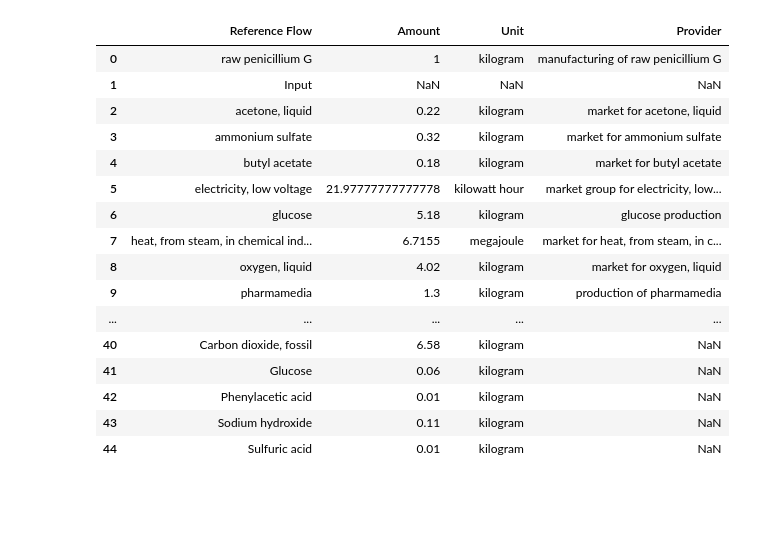
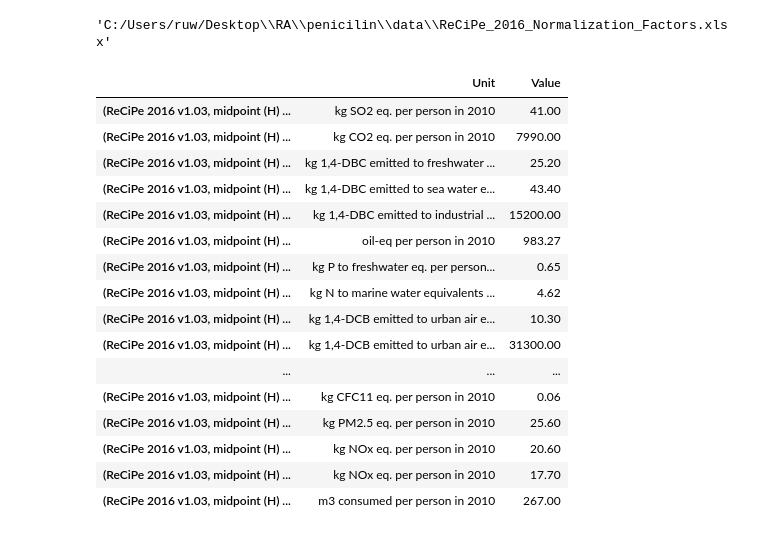
Before and after one commit to RuneWF/penicilin, a Jupyter notebook: Jupyter scripts/playbox.ipynb, the cells around one changed output. Cells and saved outputs as stored; diff of their text form; code cells hidden in the pictures; blank space fills up the shorter version.

```diff
--- a/Jupyter scripts/playbox.ipynb
+++ b/Jupyter scripts/playbox.ipynb
@@ -150,20 +59,27 @@ bio_idx.append(idx+1)
-# %%
-dct["manufacturing of raw penicillium G"].drop(bio_idx)
-# %% [output]
-|  | Reference Flow | Amount | Unit | Provider |
-| 0 | raw penicillium G | 1 | kilogram | manufacturing of raw penicillium G |
-| 1 | Input | NaN | NaN | NaN |
-| 2 | acetone, liquid | 0.22 | kilogram | market for acetone, liquid |
-| 3 | ammonium sulfate | 0.32 | kilogram | market for ammonium sulfate |
-| 4 | butyl acetate | 0.18 | kilogram | market for butyl acetate |
-| 5 | electricity, low voltage | 21.97777777777778 | kilowatt hour | market group for electricity, low... |
-| 6 | glucose | 5.18 | kilogram | glucose production |
-| 7 | heat, from steam, in chemical ind... | 6.7155 | megajoule | market for heat, from steam, in c... |
-| 8 | oxygen, liquid | 4.02 | kilogram | market for oxygen, liquid |
-| 9 | pharmamedia | 1.3 | kilogram | production of pharmamedia |
-| ... | ... | ... | ... | ... |
-| 40 | Carbon dioxide, fossil | 6.58 | kilogram | NaN |
-| 41 | Glucose | 0.06 | kilogram | NaN |
-| 42 | Phenylacetic acid | 0.01 | kilogram | NaN |
-| 43 | Sodium hydroxide | 0.11 | kilogram | NaN |
-| 44 | Sulfuric acid | 0.01 | kilogram | NaN |
+# %%
+nf_excel_path = init.join_path(init.path_github,r"data\ReCiPe_2016_Normalization_Factors.xlsx")
+nf_excel_path
+# %% [output]
+'C:/Users/ruw/Desktop\\RA\\penicilin\\data\\ReCiPe_2016_Normalization_Factors.xlsx'
+# %%
+nf_df = pd.read_excel(io=nf_excel_path, index_col=0)
+nf_df.index = idx_lst
+nf_df
+# %% [output]
+|  | Unit | Value |
+| (ReCiPe 2016 v1.03, midpoint (H) ... | kg SO2 eq. per person in 2010 | 41.00 |
+| (ReCiPe 2016 v1.03, midpoint (H) ... | kg CO2 eq. per person in 2010 | 7990.00 |
+| (ReCiPe 2016 v1.03, midpoint (H) ... | kg 1,4-DBC emitted to freshwater ... | 25.20 |
+| (ReCiPe 2016 v1.03, midpoint (H) ... | kg 1,4-DBC emitted to sea water e... | 43.40 |
+| (ReCiPe 2016 v1.03, midpoint (H) ... | kg 1,4-DBC emitted to industrial ... | 15200.00 |
+| (ReCiPe 2016 v1.03, midpoint (H) ... | oil-eq per person in 2010 | 983.27 |
+| (ReCiPe 2016 v1.03, midpoint (H) ... | kg P to freshwater eq. per person... | 0.65 |
+| (ReCiPe 2016 v1.03, midpoint (H) ... | kg N to marine water equivalents ... | 4.62 |
+| (ReCiPe 2016 v1.03, midpoint (H) ... | kg 1,4-DCB emitted to urban air e... | 10.30 |
+| (ReCiPe 2016 v1.03, midpoint (H) ... | kg 1,4-DCB emitted to urban air e... | 31300.00 |
+| ... | ... | ... |
+| (ReCiPe 2016 v1.03, midpoint (H) ... | kg CFC11 eq. per person in 2010 | 0.06 |
+| (ReCiPe 2016 v1.03, midpoint (H) ... | kg PM2.5 eq. per person in 2010 | 25.60 |
+| (ReCiPe 2016 v1.03, midpoint (H) ... | kg NOx eq. per person in 2010 | 20.60 |
+| (ReCiPe 2016 v1.03, midpoint (H) ... | kg NOx eq. per person in 2010 | 17.70 |
+| (ReCiPe 2016 v1.03, midpoint (H) ... | m3 consumed per person in 2010 | 267.00 |
```
Also changed, not shown: parts of 14 cells of this notebook, 6 other files.
